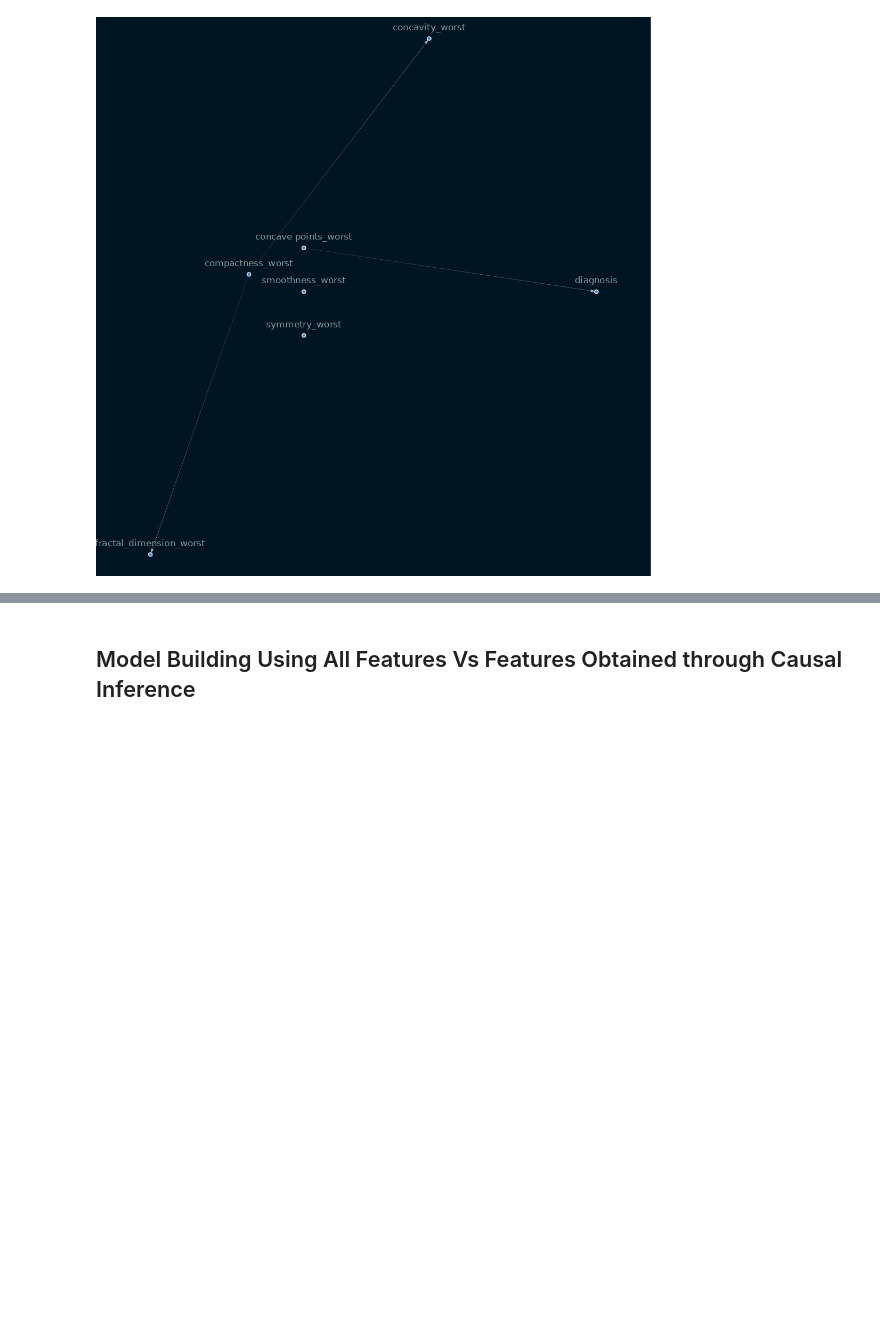
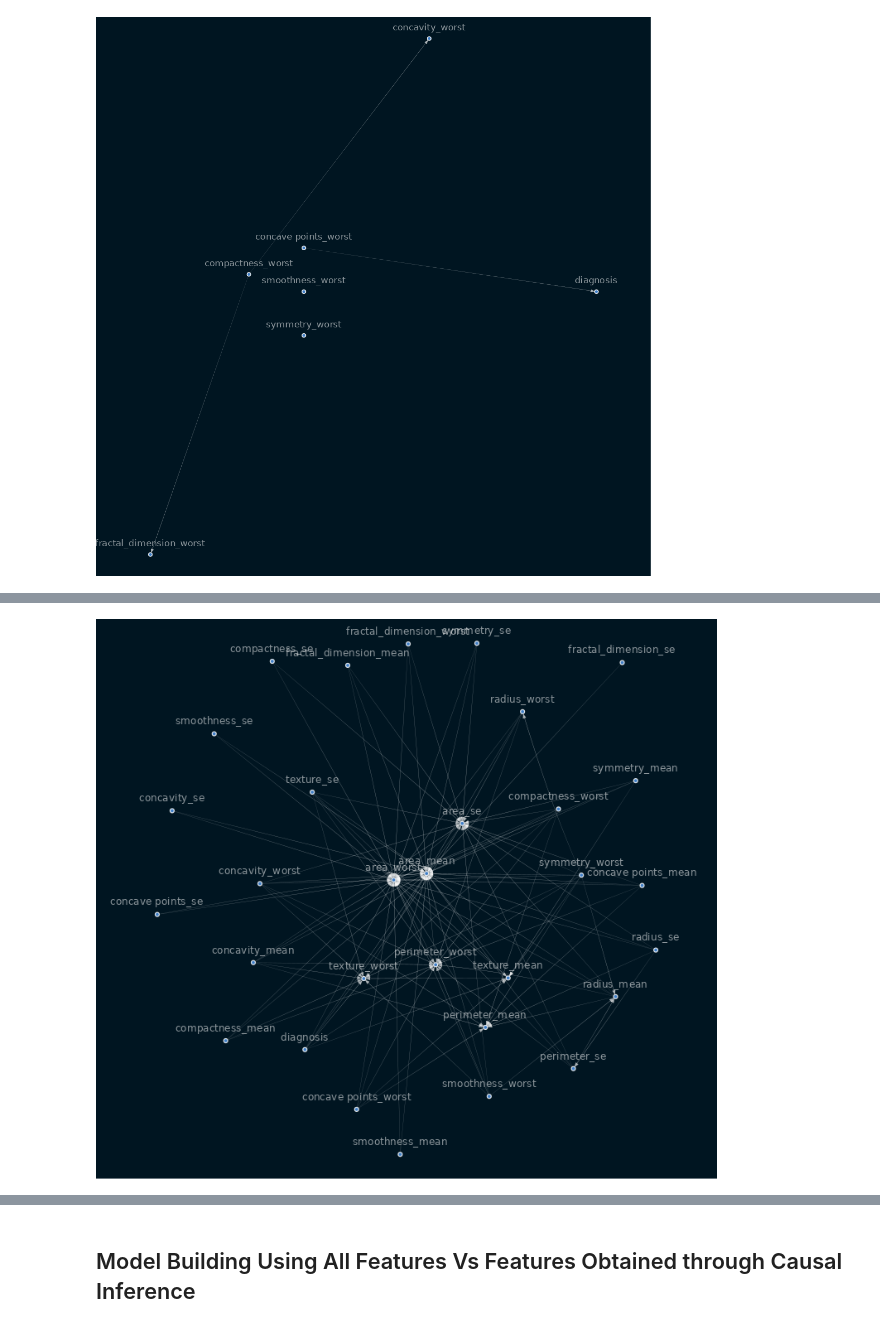
Before and after one commit to Caphace-Ethan/Breast-Cancer-Diagnosis, a Jupyter notebook: notebooks/Causal_learning.ipynb, the cells around one changed output, grey strips where cells are left out. Drawn from its saved outputs; the diff is of its cells as text; code cells hidden in the pictures; blank space fills up the shorter version.

```diff
--- a/notebooks/Causal_learning.ipynb
+++ b/notebooks/Causal_learning.ipynb
@@ -147,8 +163,12 @@ sm = from_pandas(df)
 # %%
-sm_se.remove_edges_below_threshold(0.8)
+# Taking all features having correlation coefficient greater than 0.8
+
+sm1.remove_edges_below_threshold(0.8)
 viz = plot_structure(
-    sm,
+    sm1,
     graph_attributes={"scale": "2.5",'size':'2.5'},
     all_node_attributes=NODE_STYLE.WEAK,
     all_edge_attributes=EDGE_STYLE.WEAK)
 Image(viz.draw(format='png'))
+# %% [output]
+[figure, added]
```
Also changed, not shown: parts of 9 cells of this notebook.
